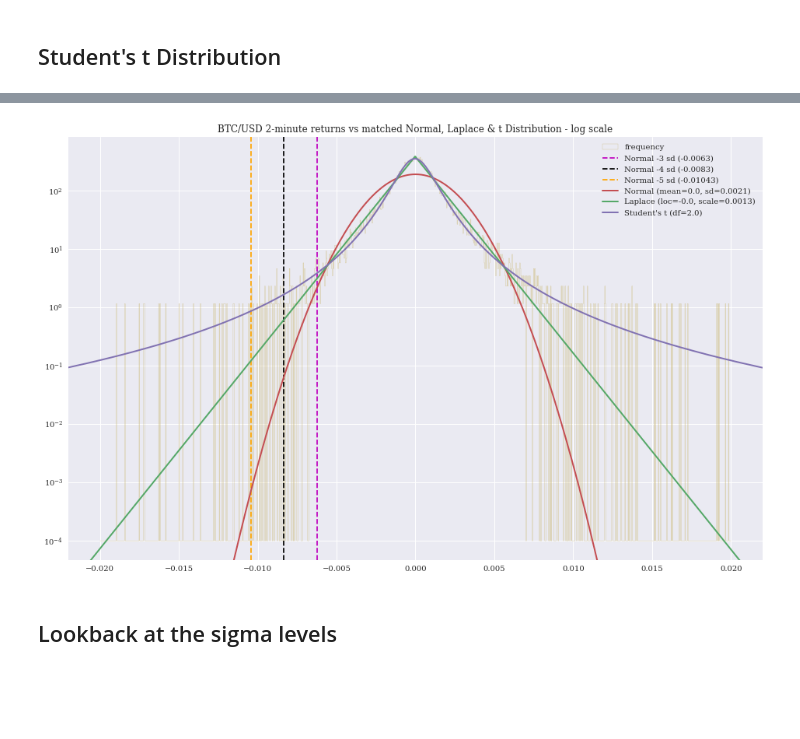
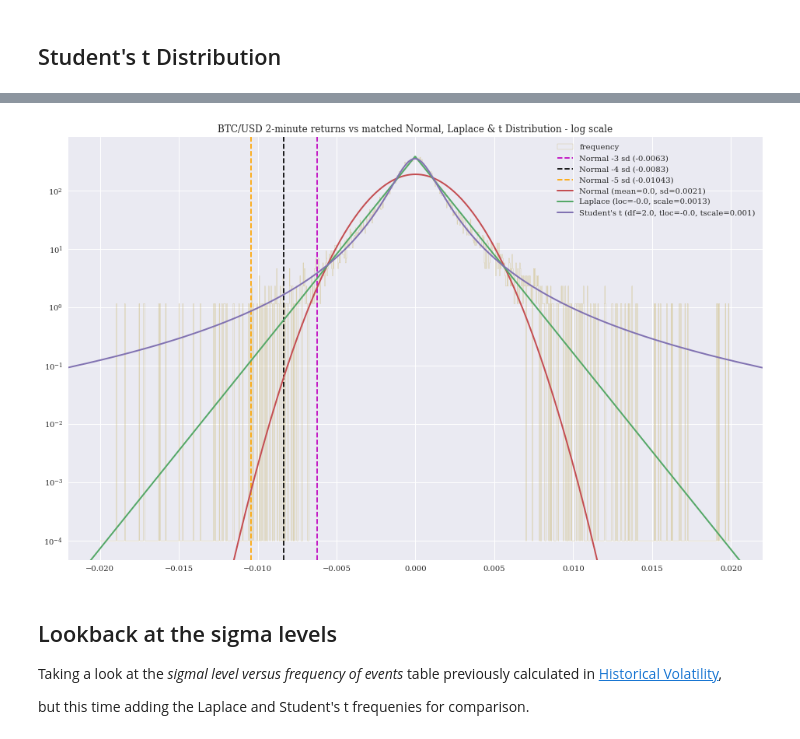
Before and after one commit to sebastienverreault/option_risk_analysis2, a Jupyter notebook: historical_returns_fit.ipynb, the cells around one changed output, grey strips where cells are left out. Cells and saved outputs as stored; diff of their text form; code cells hidden in the pictures; blank space fills up the shorter version.

```diff
--- a/historical_returns_fit.ipynb
+++ b/historical_returns_fit.ipynb
@@ -246,34 +277,38 @@ plt.show()
 
 mean = ret_2min.mean()
 std = ret_2min.std()
 
 plt.figure(figsize=(16, 10))
 plt.title("BTC/USD 2-minute returns vs matched Normal, Laplace & t Distribution - log scale")
 plt.hist(ret_2min, color='C4', bins=1000, label='frequency', align='mid', density=True, range=[-0.02,0.02], log=True, bottom=0.0001, histtype='step');
 plt.axvline(mean - 3 * std, color='m', label=f'Normal -3 sd ({(mean - 3 * std).round(4)})', linestyle='--')
 plt.axvline(mean - 4 * std, color='k', label=f'Normal -4 sd ({(mean - 4 * std).round(4)})', linestyle='--')
 plt.axvline(mean - 5 * std, color='orange', label=f'Normal -5 sd ({(mean - 5 * std).round(5)})', linestyle='--')
 
 #  Plot the Normal PDF.
 m,s = norm.fit(ret_2min)
 xmin, xmax = plt.xlim()
 x = np.linspace(xmin, xmax, 1000)
 p = norm.pdf(x, m, s)
 plt.plot(x, p, color='C2', linewidth=2, scalex=False, scaley=False, label=f"Normal (mean={m.round(4)}, sd={s.round(4)})")
 
 #  Plot the Laplace PDF.
 loc,scale = laplace.fit(ret_2min)
 l = laplace.pdf(x, loc, scale)
 plt.plot(x, l, color='C1', linewidth=2, scalex=False, scaley=False, label=f"Laplace (loc={loc.round(4)}, scale={scale.round(4)})")
 
 #  Plot the student-t PDF.
 df, tloc, tscale = student_t.fit(ret_2min)
 t = student_t.pdf(x, df, tloc, tscale)
-plt.plot(x, t, color='C3', linewidth=2, scalex=False, scaley=False, label=f"Student's t (df={df.round(2)})")
+plt.plot(x, t, color='C3', linewidth=2, scalex=False, scaley=False, label=f"Student's t (df={df.round(2)}, tloc={tloc.round(4)}, tscale={tscale.round(4)})")
 
 plt.legend(loc='best');
 plt.show()
 # %% [output]
-[figure, old version]
+[figure, new version]
-# %% [markdown]
-## Lookback at the sigma levels
+# %% [markdown]
+## Lookback at the sigma levels
+
+Taking a look at the _sigmal level versus frequency of events_ table previously calculated in [Historical Volatility](historical_volatility.ipynb#Volatility_interpretation_and_sigma_levels),
+
+but this time adding the Laplace and Student's t frequenies for comparison.
```
Also changed, not shown: parts of 12 cells of this notebook, 1 other file.
